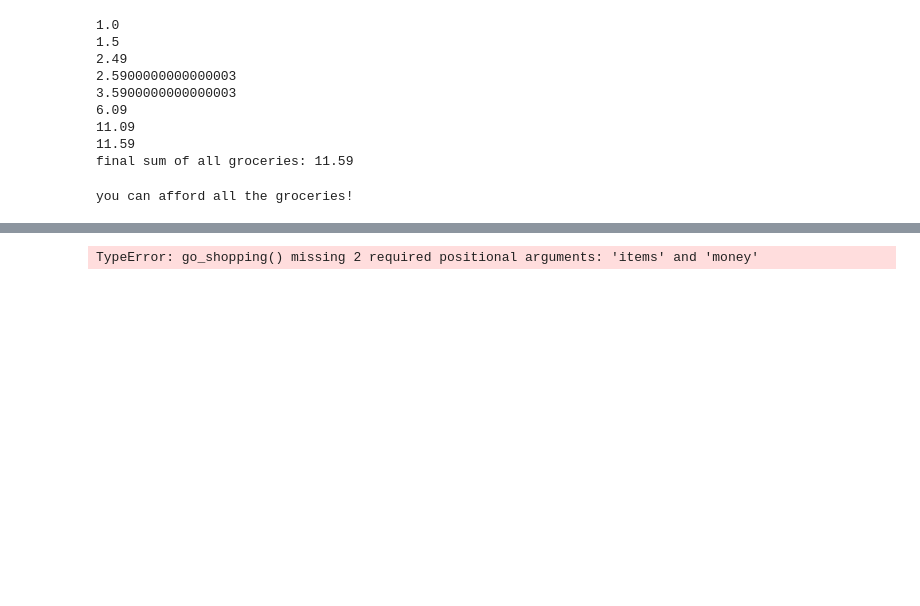
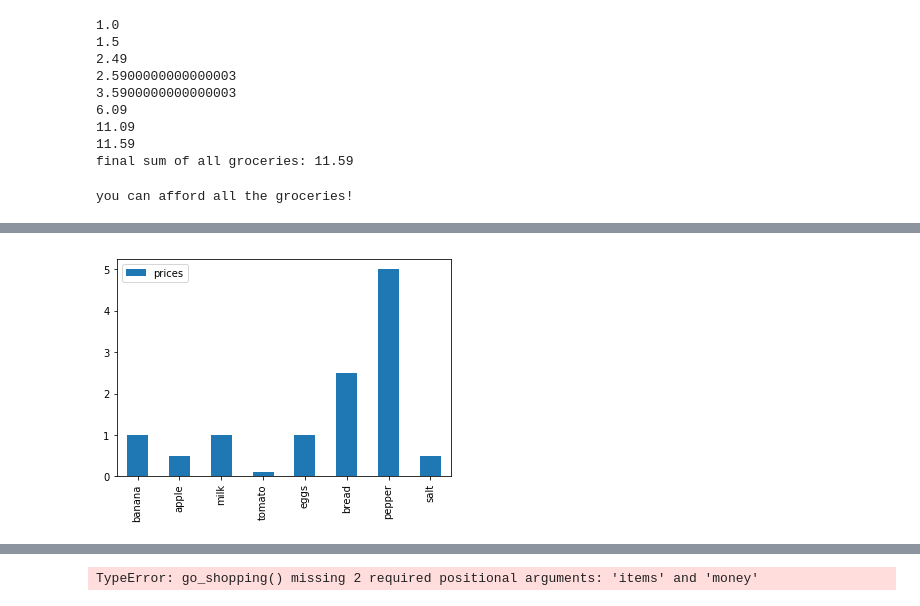
Before and after one commit to InformationSystemsFreiburg/python-webscraping-workshop, a Jupyter notebook: notebooks/basic ideas.ipynb, the cells around one changed output, grey strips where cells are left out. Saved outputs shown, nothing was run; the diff lists cells and outputs as text; code cells hidden in the pictures; blank space fills up the shorter version.

```diff
--- a/notebooks/basic ideas.ipynb
+++ b/notebooks/basic ideas.ipynb
@@ -252,0 +270,15 @@ you can afford all the groceries!
+# %%
+def plot_data(shopping_cart):
+    """This function takes a shopping cart dictionary and plots it as bars.
+    Parameters
+    ----------
+    shopping_cart : dict
+        Shopping items that shoud be provided as a dictionary.
+    """
+    df = pd.DataFrame(shopping_cart, index=['prices'])
+    df = df.T
+    df.plot(kind="bar")
+# %%
+plot_data(shopping_cart_with_prices)
+# %% [output]
+[figure, added]
```
Also changed, not shown: parts of 21 cells of this notebook.
